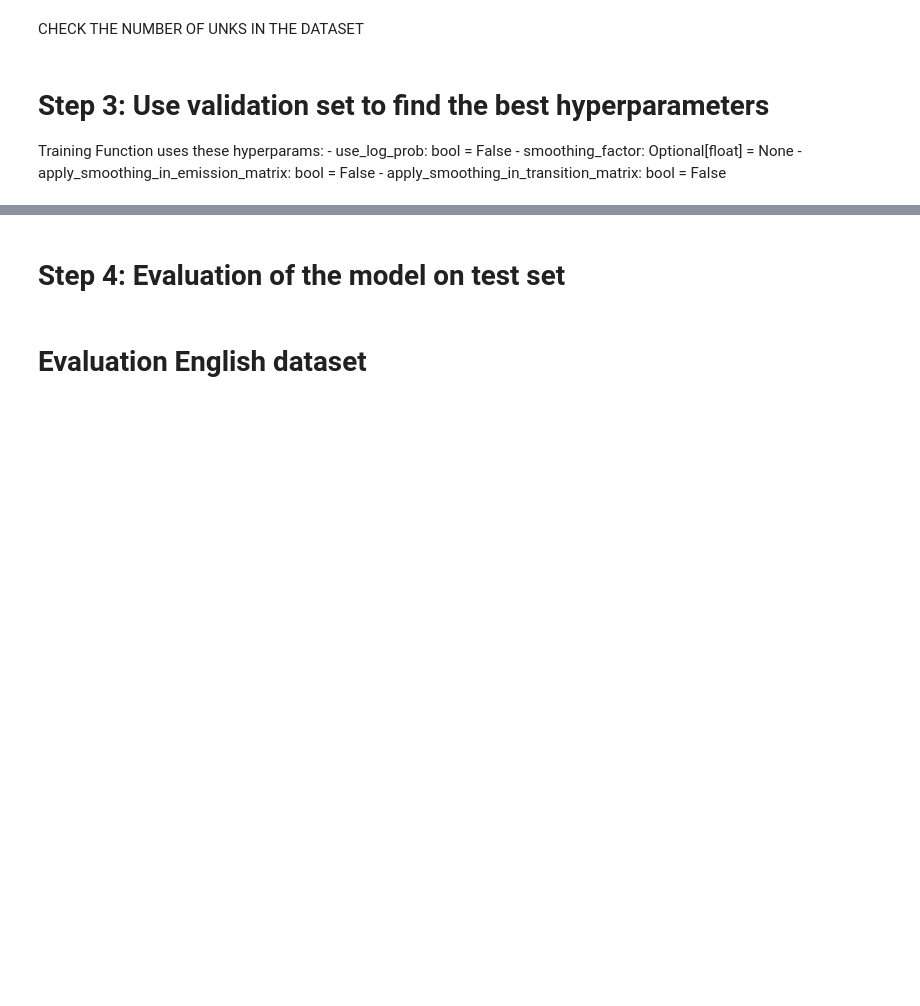
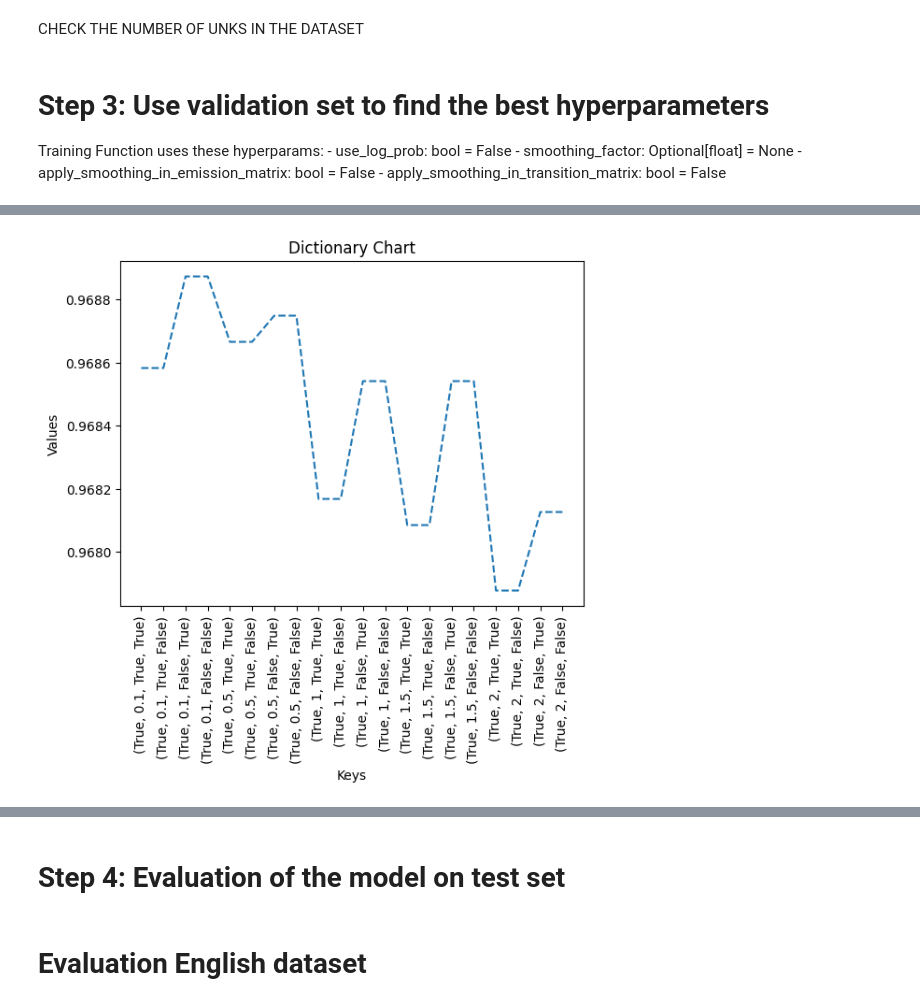
Before and after one commit to dadebeats/HMM, a Jupyter notebook: Practice2_HMM_POS.ipynb, the cells around one changed output, grey strips where cells are left out. Saved outputs shown, nothing was run; the diff lists cells and outputs as text; code cells hidden in the pictures; blank space fills up the shorter version.

```diff
--- a/Practice2_HMM_POS.ipynb
+++ b/Practice2_HMM_POS.ipynb
@@ -396,0 +682,9 @@ Best config for Basque:  (True, 0.1, True, True) 0.955301929860967
+# %%
+param_accuracy_pairs = {}
+for key, value in all_configs_and_accuracies["Basque"].items():
+  if key[0] == True:
+    param_accuracy_pairs[str(key)] = value[0]
+# %%
+plot_dictionary(param_accuracy_pairs)
+# %% [output]
+[figure, added]
```
Also changed, not shown: parts of 80 cells of this notebook, 1 other file.
